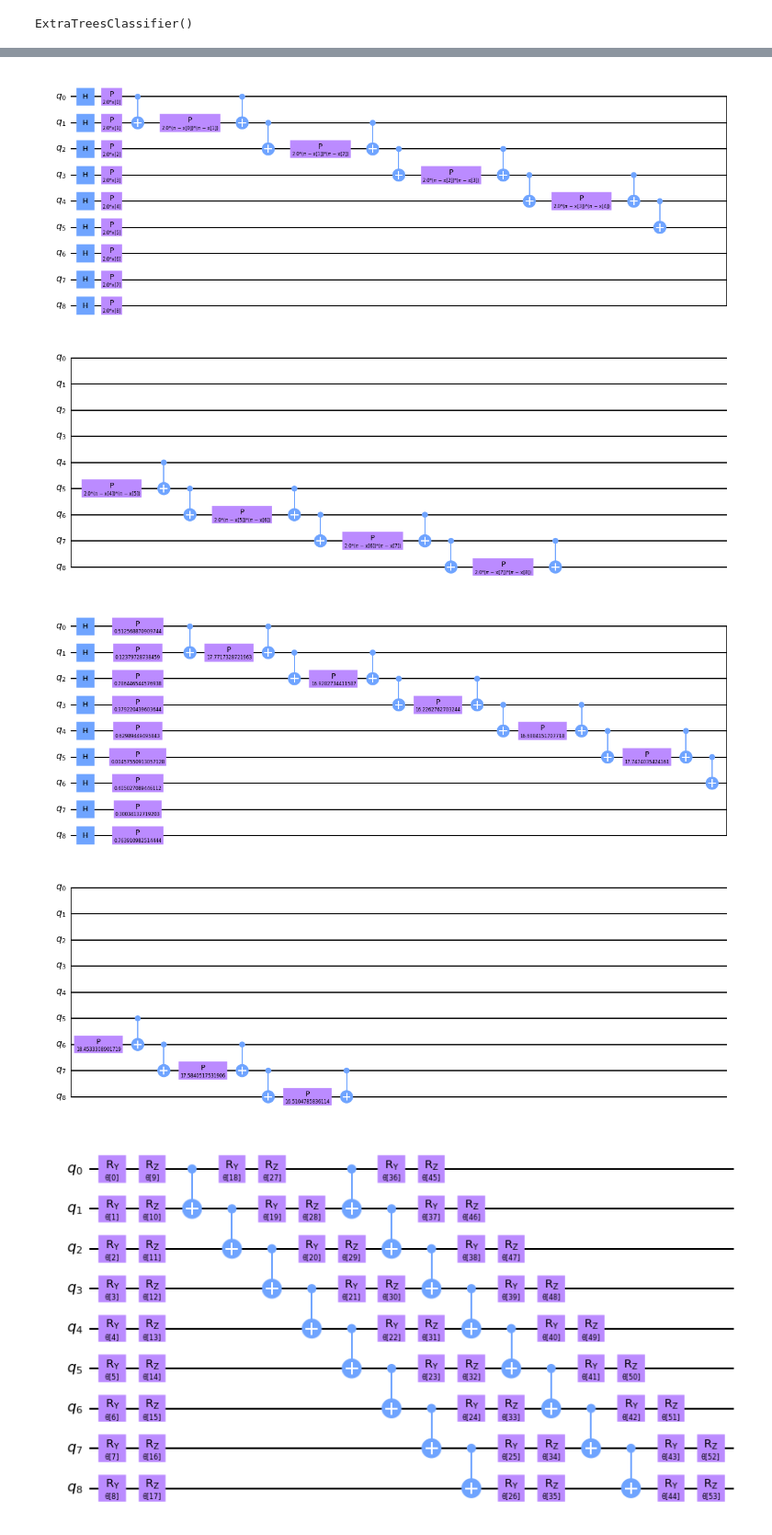
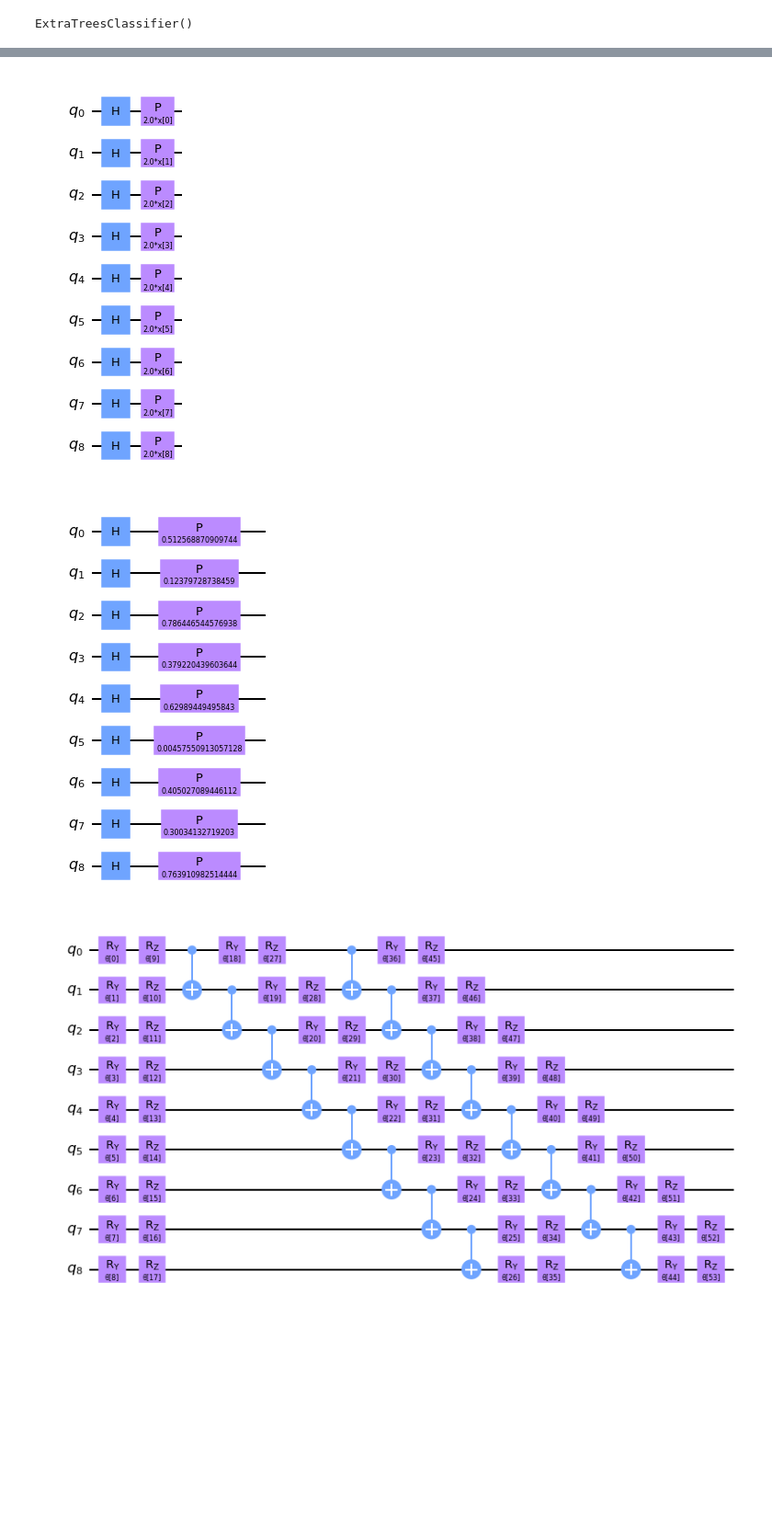
Before and after one commit to mdsinar/QML, a Jupyter notebook: BrainTumorClassification.ipynb, the cells around one changed output, grey strips where cells are left out. Shown: that part at 92% size. Saved outputs shown, nothing was run; the diff lists cells and outputs as text; code cells hidden in the pictures; blank space fills up the shorter version.

```diff
--- a/BrainTumorClassification.ipynb
+++ b/BrainTumorClassification.ipynb
@@ -112,16 +112,16 @@ x_train, x_test, y_train, y_test = train_test_split(x, cat, test_size=test_ratio
 # %%
 feature_dim = x.shape[1]
 feature_map_layer = 1
 ent = 'linear'
 
-fmap = ZZFeatureMap(feature_dimension=feature_dim, reps=feature_map_layer, entanglement=ent)
+fmap = ZFeatureMap(feature_dimension=feature_dim, reps=feature_map_layer)#, entanglement=ent)
 fmap.decompose().draw('mpl', scale=1)
 # %% [output]
-[figure, old version]
+[figure, new version]
 # %%
 fmap.assign_parameters({k:v for (k,v) in zip(fmap.parameters, x_train[0])}).decompose().draw('mpl', scale=1)
 # %% [output]
-[figure, old version]
+[figure, new version]
 # %%
 rotations = ['ry', 'rz']
 var_form_rep = 2
```
Also changed, not shown: parts of 9 cells of this notebook.
